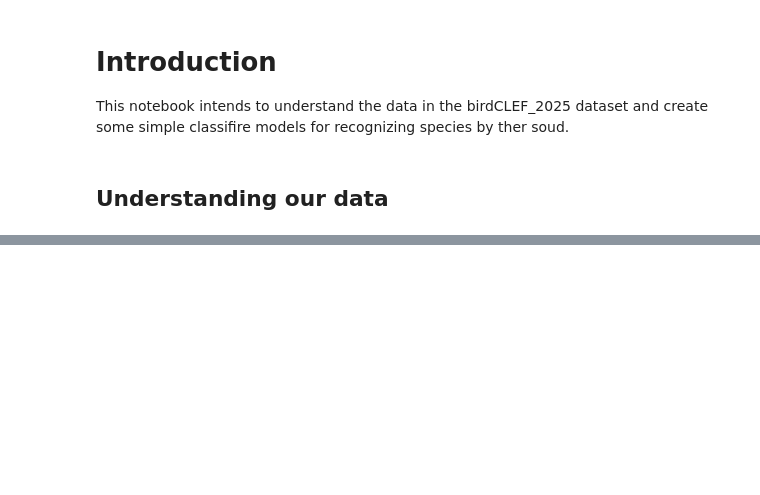
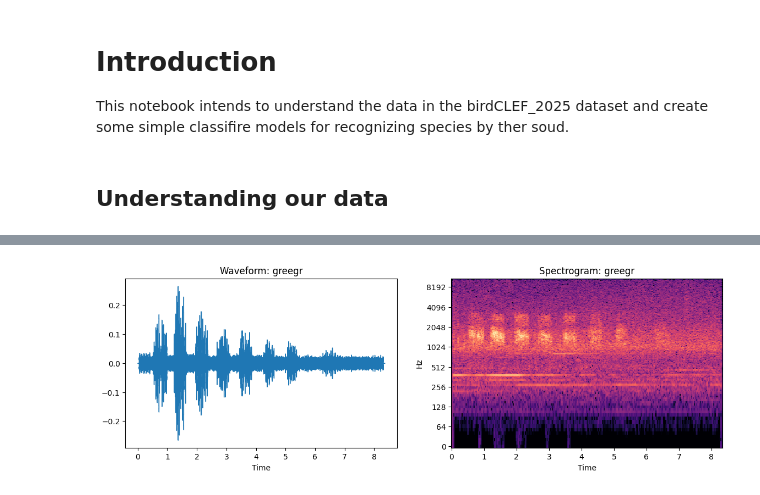
Before and after one commit to massmola/ml-assignments, a Jupyter notebook: ml-in-practice-assignment.ipynb, the cells around one changed output, grey strips where cells are left out. Saved outputs shown, nothing was run; the diff lists cells and outputs as text; code cells hidden in the pictures; blank space fills up the shorter version.

```diff
--- a/ml-in-practice-assignment.ipynb
+++ b/ml-in-practice-assignment.ipynb
@@ -67,0 +106,24 @@ taxonomy.head() # we see that taxonomy allow us to match 'primarry_lables' of tr
+# %%
+# lets explore an audio file
+audio_examples = train_meta.sample(1)
+file_path = audio_examples['file_path'].tolist()[0]
+title = audio_examples['primary_label'].tolist()[0]
+
+
+Audio(file_path)
+y, sr = librosa.load(file_path)
+# Plot waveform
+plt.figure(figsize=(14, 4))
+plt.subplot(1, 2, 1)
+librosa.display.waveshow(y, sr=sr)
+plt.title("Waveform: " + title )
+
+# Plot spectrogram
+plt.subplot(1, 2, 2)
+D = librosa.stft(y)
+S_db = librosa.amplitude_to_db(np.abs(D), ref=np.max)
+librosa.display.specshow(S_db, sr=sr, x_axis='time', y_axis='log')
+plt.title(f'Spectrogram: {title}')
+plt.show()
+# %% [output]
+[figure, added]
```
Also changed, not shown: parts of 10 cells of this notebook.
